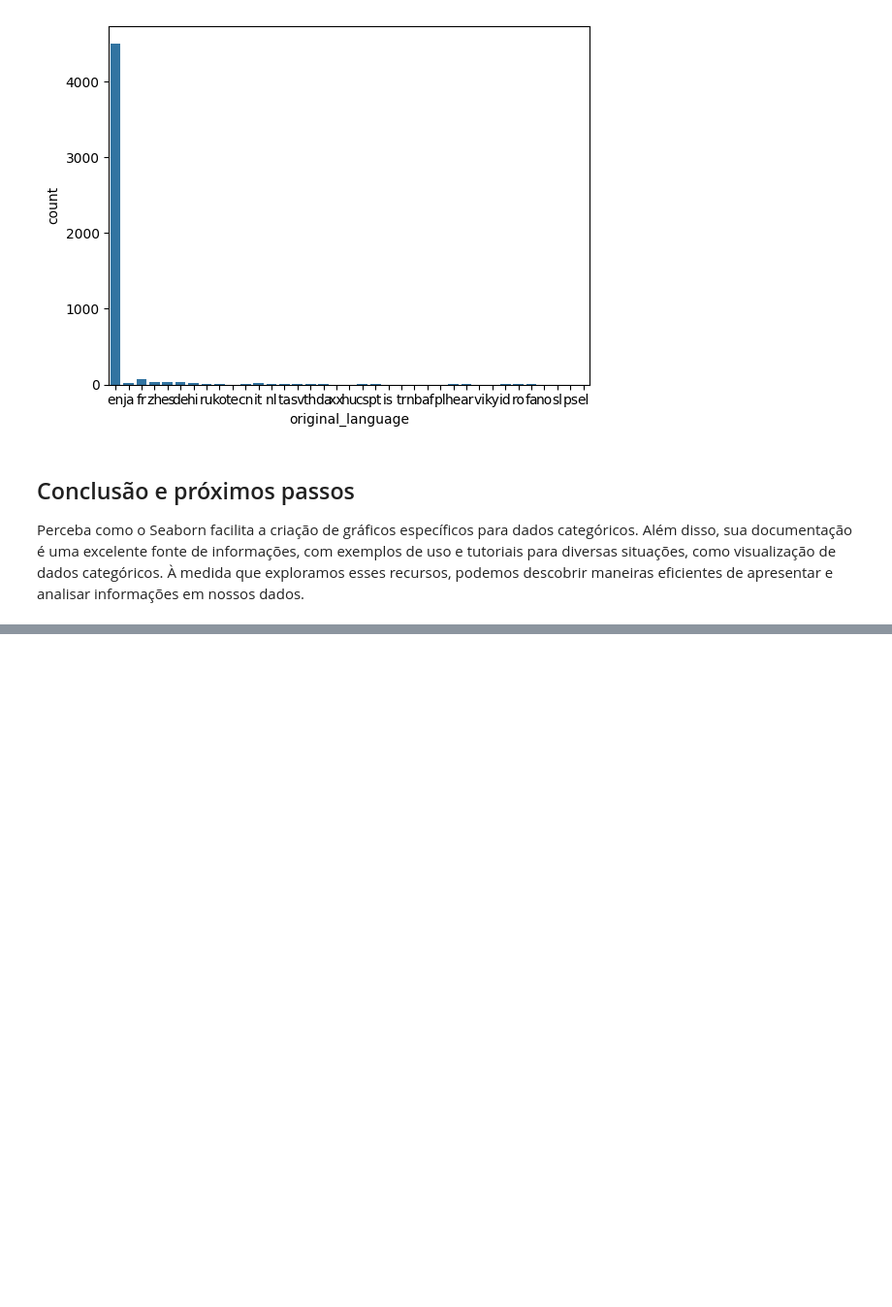
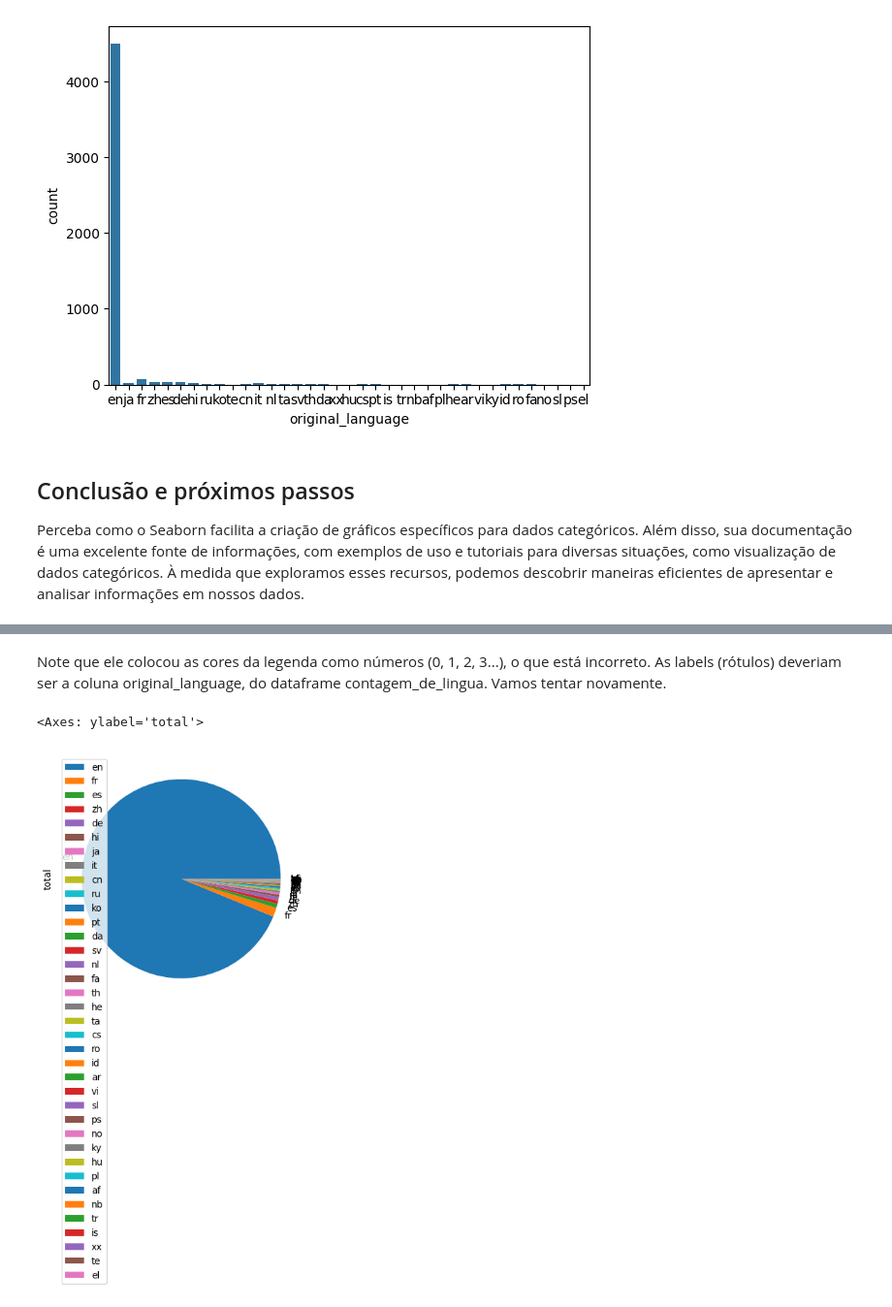
Before and after one commit to orlandojsjunior/Data_Science-explorando_e_analisando_dados, a Jupyter notebook: Explorando_e_analisando_dados.ipynb, the cells around one changed output, grey strips where cells are left out. Shown: that part at 97% size. Saved outputs shown, nothing was run; the diff lists cells and outputs as text; code cells hidden in the pictures; blank space fills up the shorter version.

```diff
--- a/Explorando_e_analisando_dados.ipynb
+++ b/Explorando_e_analisando_dados.ipynb
@@ -633,0 +670,7 @@ Perceba como o Seaborn facilita a criação de gráficos específicos para dados
+# %% [markdown]
+Note que ele colocou as cores da legenda como números (0, 1, 2, 3...), o que está incorreto. As labels (rótulos) deveriam ser a coluna original_language, do dataframe contagem_de_lingua. Vamos tentar novamente.
+# %%
+contagem_de_lingua.plot(kind="pie", y="total", labels=contagem_de_lingua["original_language"])
+# %% [output]
+<Axes: ylabel='total'>
+[figure, added]
```
Also changed, not shown: parts of 17 cells of this notebook.
